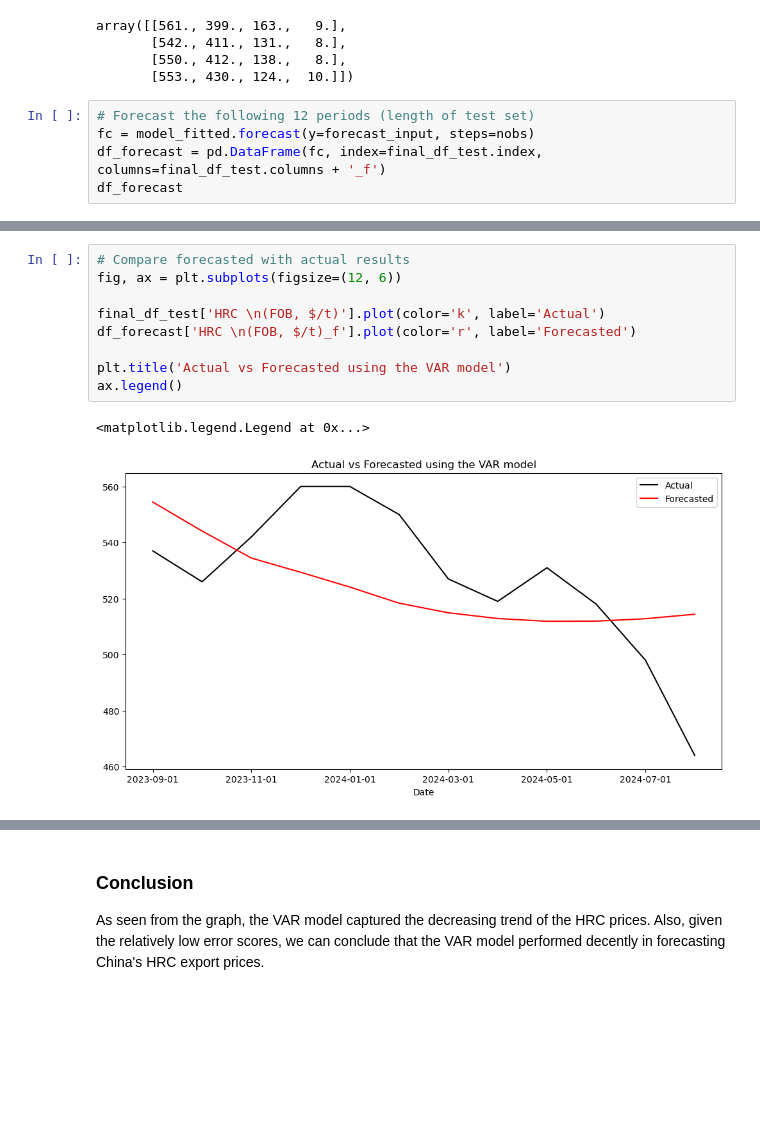
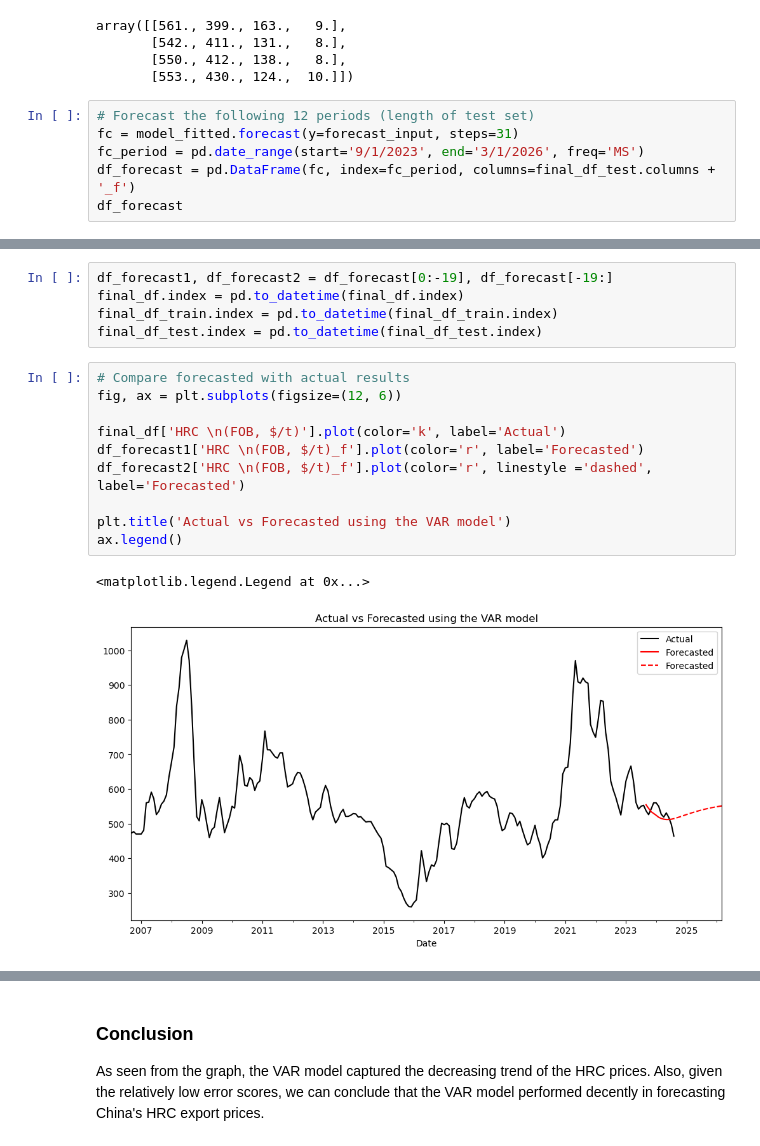
Before and after one commit to nguyenhpnguyen/BT4103-Business-Analytics-Capstone-Project, a Jupyter notebook: notebook/var.ipynb, the cells around one changed output, grey strips where cells are left out. Saved outputs shown, nothing was run; the diff lists cells and outputs as text; blank space fills up the shorter version.

Commit message:
Added portions for the actual forecasting period

```diff
--- a/notebook/var.ipynb
+++ b/notebook/var.ipynb
@@ -151,8 +389,9 @@ array([[561., 399., 163.,   9.],
        [553., 430., 124.,  10.]])
 # %%
 # Forecast the following 12 periods (length of test set)
-fc = model_fitted.forecast(y=forecast_input, steps=nobs)
-df_forecast = pd.DataFrame(fc, index=final_df_test.index, columns=final_df_test.columns + '_f')
+fc = model_fitted.forecast(y=forecast_input, steps=31)
+fc_period = pd.date_range(start='9/1/2023', end='3/1/2026', freq='MS')
+df_forecast = pd.DataFrame(fc, index=fc_period, columns=final_df_test.columns + '_f')
 df_forecast
 # %% [output]
 |  | HRC \n(FOB, $/t)_f | RM Cost \n($/t)_f | HRC - RM \nSpread ($/t)_f | Export as % of Production_f |
@@ -172,12 +414,18 @@ df_forecast
+# %%
+df_forecast1, df_forecast2 = df_forecast[0:-19], df_forecast[-19:]
+final_df.index = pd.to_datetime(final_df.index)
+final_df_train.index = pd.to_datetime(final_df_train.index)
+final_df_test.index = pd.to_datetime(final_df_test.index)
 # %%
 # Compare forecasted with actual results
 fig, ax = plt.subplots(figsize=(12, 6))
 
-final_df_test['HRC \n(FOB, $/t)'].plot(color='k', label='Actual')
-df_forecast['HRC \n(FOB, $/t)_f'].plot(color='r', label='Forecasted')
+final_df['HRC \n(FOB, $/t)'].plot(color='k', label='Actual')
+df_forecast1['HRC \n(FOB, $/t)_f'].plot(color='r', label='Forecasted')
+df_forecast2['HRC \n(FOB, $/t)_f'].plot(color='r', linestyle ='dashed', label='Forecasted')
 
 plt.title('Actual vs Forecasted using the VAR model')
 ax.legend()
 # %% [output]
 <matplotlib.legend.Legend at 0x...>
-[figure, old version]
+[figure, new version]
```
Also changed, not shown: parts of 36 cells of this notebook.
